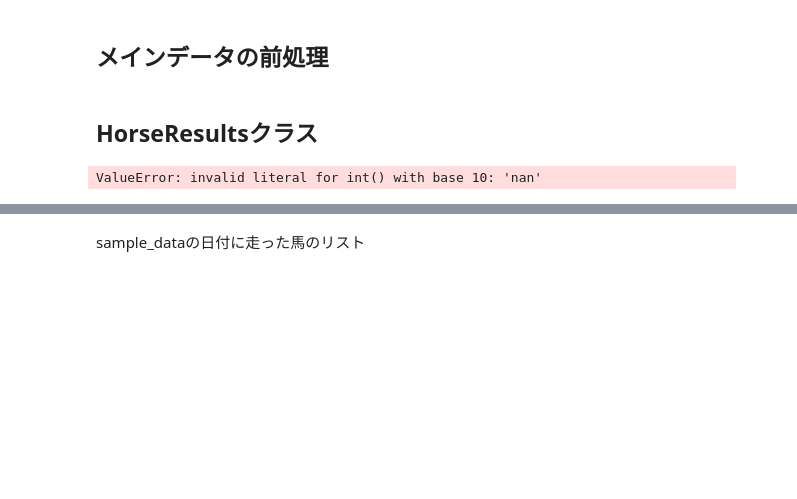
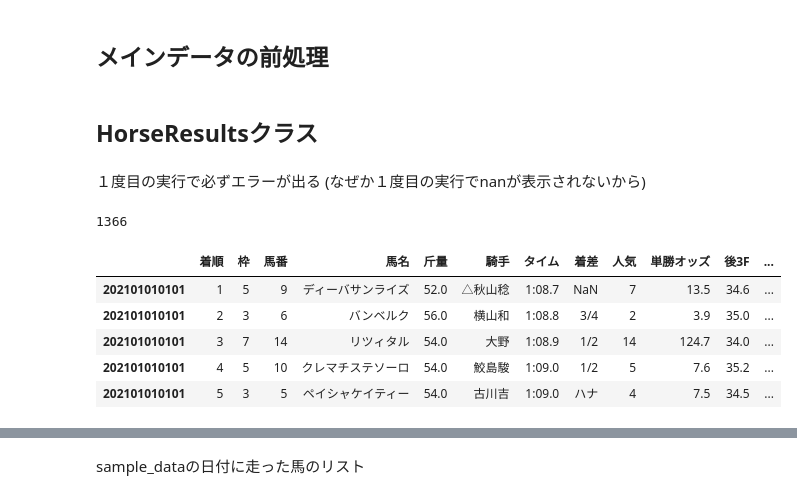
Before and after one commit to abe-masafumi/sklran-test, a Jupyter notebook: hourse_data/4.clean.data.ipynb, the cells around one changed output, grey strips where cells are left out. Drawn from its saved outputs; the diff is of its cells as text; code cells hidden in the pictures; blank space fills up the shorter version.

```diff
--- a/hourse_data/4.clean.data.ipynb
+++ b/hourse_data/4.clean.data.ipynb
@@ -1,15 +1,17 @@
 # %%
 import pandas as pd
+import time
 
-pd.options.display.max_rows = 5
+pd.options.display.max_rows = None
 pd.options.display.max_columns = 100
 pd.options.display.max_colwidth = 20
 # %%
 horse_vs_df = pd.read_csv('3.4.horse_vs_data.csv')
 horse_vs_df = horse_vs_df.iloc[:,:28]
-df = pd.read_csv('2.2.add.日付_df.csv')
+df = pd.read_csv('3.1.df_add_id.csv')
 print(len(horse_vs_df))
 print(len(df))
+# time.sleep(10)
 # %% [output]
 15883
 1366
@@ -102,30 +21,35 @@ Name: 人気, dtype: int64
 ## メインデータの前処理
 # %%
 def preprocessing(df):
+  # 着順
+  df["着順"] = df["着順"].map(lambda x:str(x).replace('除外', "21"))
+  df["着順"] = df["着順"].map(lambda x:str(x).replace('取消', "21"))
+  df["着順"] = df["着順"].map(lambda x:str(x).replace('中止', "21"))
+  df["着順"] = df["着順"].astype(int)
   # 性齢
   df["性"] = df["性齢"].map(lambda x:str(x)[0])
   df["齢"] = df["性齢"].map(lambda x:str(x)[1:]).astype(int)
   # 人気
-  df.loc[df['人気'] == "nan", '人気'] = 99
+  df["人気"] = df["人気"].map(lambda x:str(x).replace('nan', "21"))
   df["人気"] = df["人気"].map(lambda x:str(x).replace('.0', ''))
   df["人気"] = df["人気"].astype(int)
   # タイム
-  df.loc[df['タイム'] == "-", 'タイム'] = "9:99.9"
+  df['タイム'] = df['タイム'].fillna("9:99.9")
   # 着差
-  df.loc[df['着差'] == "-", '着差'] = "除外"
-  df["着差"] = df["着差"].fillna("１着")
+  # df.loc[df['着差'] == "-", '着差'] = "除外"
+  # df["着差"] = df["着差"].fillna("１着")
   # オッズ
-  df.loc[df['単勝オッズ'] == "-", '単勝オッズ'] = "0.0"
+  df["単勝オッズ"] = df["単勝オッズ"].fillna(0)
   df["単勝オッズ"] = df["単勝オッズ"].astype(float)
   # 後3F
-  df.loc[df['後3F'] == "-", '後3F'] = "9.9"
+  df["後3F"] = df["後3F"].fillna(99.9)
   df["後3F"] = df["後3F"].astype(float)
   # コーナー通過順
-  df.loc[df['コーナー通過順'] == "-", 'コーナー通過順'] = "0-0-0-0"
+  df["コーナー通過順"] = df["コーナー通過順"].fillna(0-0-0-0)
   # 馬体重
-  # df = df[~(df["馬体重(増減)"].astype(str).str.contains("\."))]
+  df["馬体重(増減)"] = df["馬体重(増減)"].fillna("999(999)")
   df["体重"] = df["馬体重(増減)"].str.split('(',expand=True)[0].astype(int)
-  df["体重変化"] = df["馬体重(増減)"].str.split('(',expand=True)[1].str[:-1].astype(int)
+  df["体重変化"] = df["馬体重(増減)"].str.split('(',expand=True)[1].str[:-1]
   df.drop(["馬体重(増減)",'性齢'],axis=1, inplace=True)
   # 日付
   df["date"] = pd.to_datetime(df["date"],format="%Y年%m月%d日")
@@ -155,5 +79,7 @@ hr.horse_results.index = hr.horse_results.index.map(lambda x:str(x))
+# %% [markdown]
+１度目の実行で必ずエラーが出る (なぜか１度目の実行でnanが表示されないから)
 # %%
 results_p = preprocessing(df)
 len(results_p)
 # %% [output]
-ValueError: invalid literal for int() with base 10: 'nan'
+1366
@@ -160 +91,10 @@ ValueError: invalid literal for int() with base 10: 'nan'
+# %%
+results_p.head()
+# %% [output]
+|  | 着順 | 枠 | 馬番 | 馬名 | 斤量 | 騎手 | タイム | 着差 | 人気 | 単勝オッズ | 後3F | ... |
+| 202101010101 | 1 | 5 | 9 | ディーバサンライズ | 52.0 | △秋山稔 | 1:08.7 | NaN | 7 | 13.5 | 34.6 | ... |
+| 202101010101 | 2 | 3 | 6 | バンベルク | 56.0 | 横山和 | 1:08.8 | 3/4 | 2 | 3.9 | 35.0 | ... |
+| 202101010101 | 3 | 7 | 14 | リツィタル | 54.0 | 大野 | 1:08.9 | 1/2 | 14 | 124.7 | 34.0 | ... |
+| 202101010101 | 4 | 5 | 10 | クレマチステソーロ | 54.0 | 鮫島駿 | 1:09.0 | 1/2 | 5 | 7.6 | 35.2 | ... |
+| 202101010101 | 5 | 3 | 5 | ペイシャケイティー | 54.0 | 古川吉 | 1:09.0 | ハナ | 4 | 7.5 | 34.5 | ... |
 # %%
```
Also changed, not shown: parts of 14 cells of this notebook, 5 other files.
